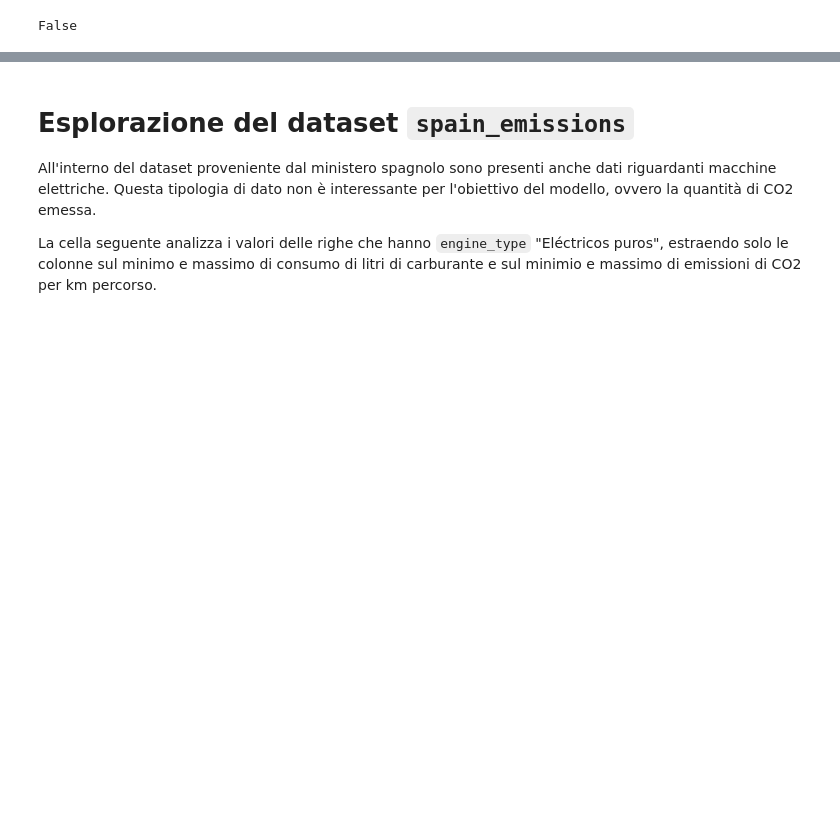
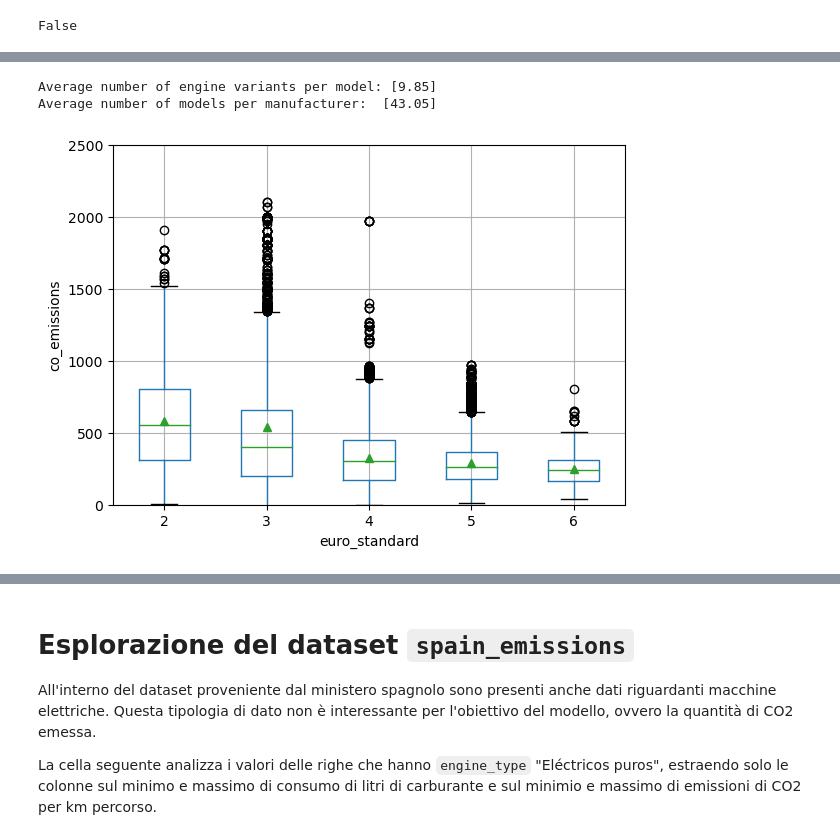
Before and after one commit to francesco-zatto/dia-project, a Jupyter notebook: car_emissions.ipynb, the cells around one changed output, grey strips where cells are left out. Cells and saved outputs as stored; diff of their text form; code cells hidden in the pictures; blank space fills up the shorter version.

```diff
--- a/car_emissions.ipynb
+++ b/car_emissions.ipynb
@@ -139,0 +187,20 @@ Da una prima lettura della descrizione sorge spontanea una perplessità: potrebb
+# %%
+# MEDIA & VALORI DISTINTI => MEDIA # DI MOTORI ALTERNATIVI × 1 MODELLO
+# attenzione a modelli con stesso nome in due brand diversi !!! ignoriamo le differenze in trasmissione
+n_cars = len(uk_emissions[["manufacturer", "model", "description"]].copy().drop_duplicates())
+n_models = len(uk_emissions[["manufacturer", "model"]].copy().drop_duplicates())
+n_brands = len(uk_emissions[["manufacturer"]].copy().drop_duplicates())
+print("Average number of engine variants per model: [{:.2f}]".format(n_cars / n_models))
+print("Average number of models per manufacturer:  [{:.2f}]".format(n_models / n_brands))
+# %% [output]
+Average number of engine variants per model: [9.85]
+Average number of models per manufacturer:  [43.05]
+# %%
+# QUARTILI => C0 EMISSIONS (Monossido di carbonio) X EURO
+quartiles_first = uk_emissions.boxplot(column = "co_emissions", by = "euro_standard", showmeans = True);
+quartiles_first.set_ylabel("co_emissions");
+quartiles_first.set_title("");
+plt.ylim(0, 2500);
+plt.suptitle("");
+# %% [output]
+[figure, added]
```
Also changed, not shown: parts of 12 cells of this notebook.
